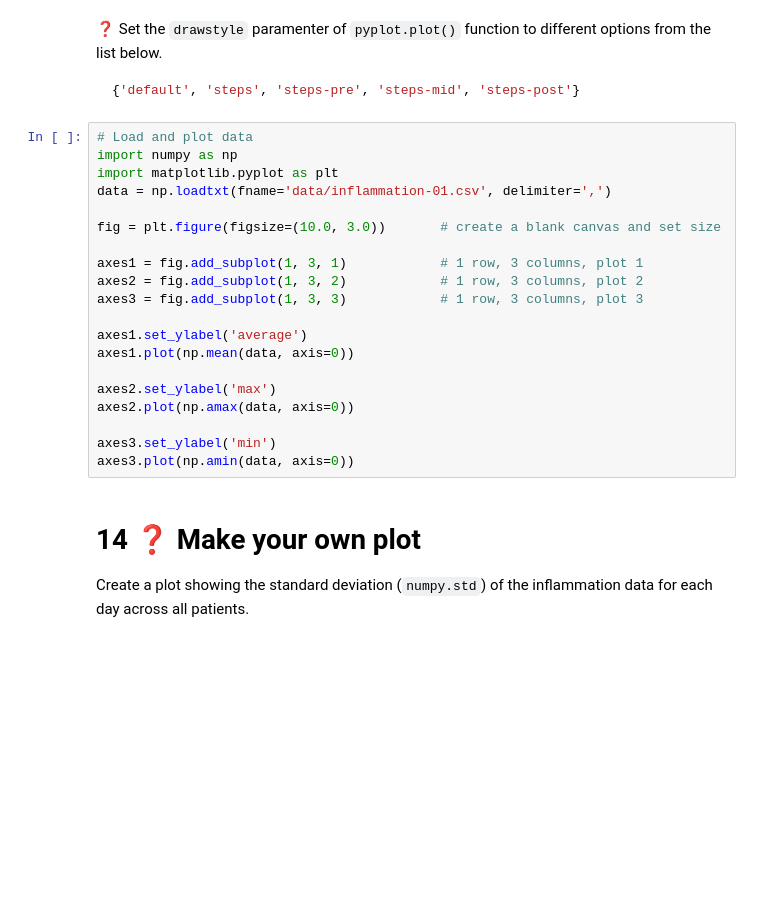
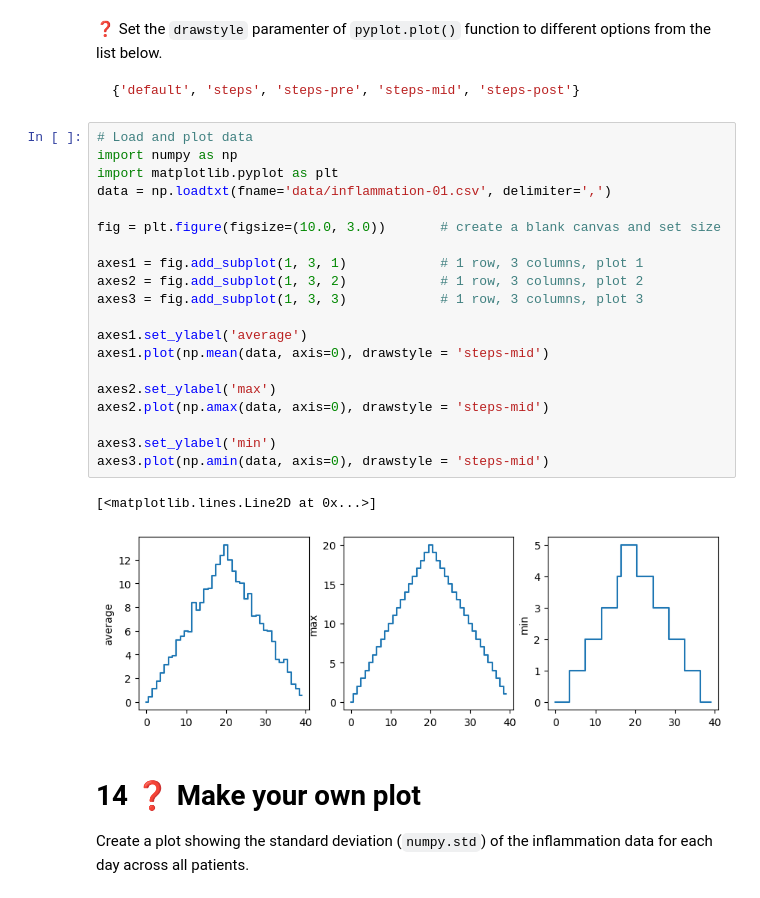
Before and after one commit to tu-delft-library/introduction_to_programming_with_python, a Jupyter notebook: material_for_participants/exercises_day_one.ipynb, the cells around one changed output. Saved outputs shown, nothing was run; the diff lists cells and outputs as text; blank space fills up the shorter version.

```diff
--- a/material_for_participants/exercises_day_one.ipynb
+++ b/material_for_participants/exercises_day_one.ipynb
@@ -599,23 +599,26 @@ axes3.plot(numpy.amin(data, axis=0), drawstyle='steps-mid')
 # %%
 # Load and plot data
 import numpy as np
 import matplotlib.pyplot as plt
 data = np.loadtxt(fname='data/inflammation-01.csv', delimiter=',')
 
 fig = plt.figure(figsize=(10.0, 3.0))       # create a blank canvas and set size
 
 axes1 = fig.add_subplot(1, 3, 1)            # 1 row, 3 columns, plot 1
 axes2 = fig.add_subplot(1, 3, 2)            # 1 row, 3 columns, plot 2
 axes3 = fig.add_subplot(1, 3, 3)            # 1 row, 3 columns, plot 3
 
 axes1.set_ylabel('average')
-axes1.plot(np.mean(data, axis=0))
+axes1.plot(np.mean(data, axis=0), drawstyle = 'steps-mid')
 
 axes2.set_ylabel('max')
-axes2.plot(np.amax(data, axis=0))
+axes2.plot(np.amax(data, axis=0), drawstyle = 'steps-mid')
 
 axes3.set_ylabel('min')
-axes3.plot(np.amin(data, axis=0))
+axes3.plot(np.amin(data, axis=0), drawstyle = 'steps-mid')
+# %% [output]
+[<matplotlib.lines.Line2D at 0x...>]
+[figure, added]
 # %% [markdown]
 # 14 ❓ Make your own plot
 
```
